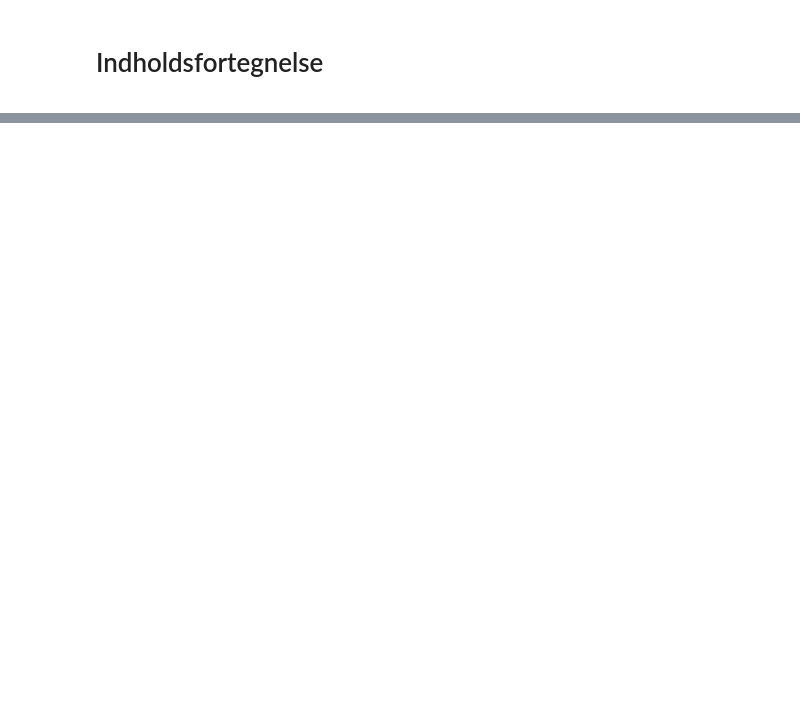
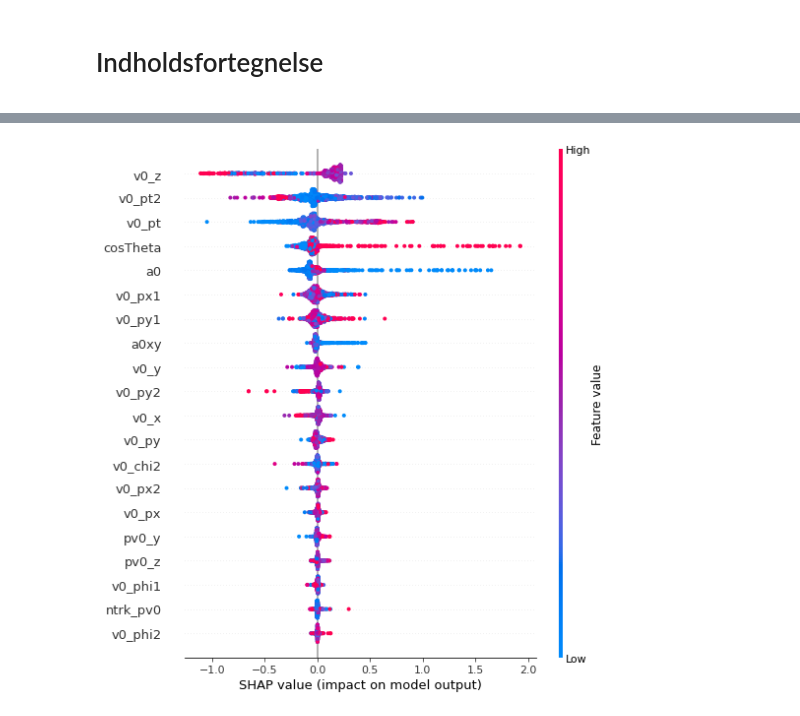
Before and after one commit to JohannSeverin/PUK_ml_high, a Jupyter notebook: Parameter_selection.ipynb, the cells around one changed output, grey strips where cells are left out. Saved outputs shown, nothing was run; the diff lists cells and outputs as text; code cells hidden in the pictures; blank space fills up the shorter version.

```diff
--- a/Parameter_selection.ipynb
+++ b/Parameter_selection.ipynb
@@ -9,0 +181,9 @@ import matplotlib.pyplot as plt
+# %%
+sample = shap.sample(df_test.loc[:, params], 1000)
+expl = shap.TreeExplainer(model, data = sample)
+# %%
+shap_values = expl.shap_values(sample)
+# %%
+shap.summary_plot(shap_values, sample)
+# %% [output]
+[figure, added]
```
Also changed, not shown: parts of 14 cells of this notebook, 1 other file.
